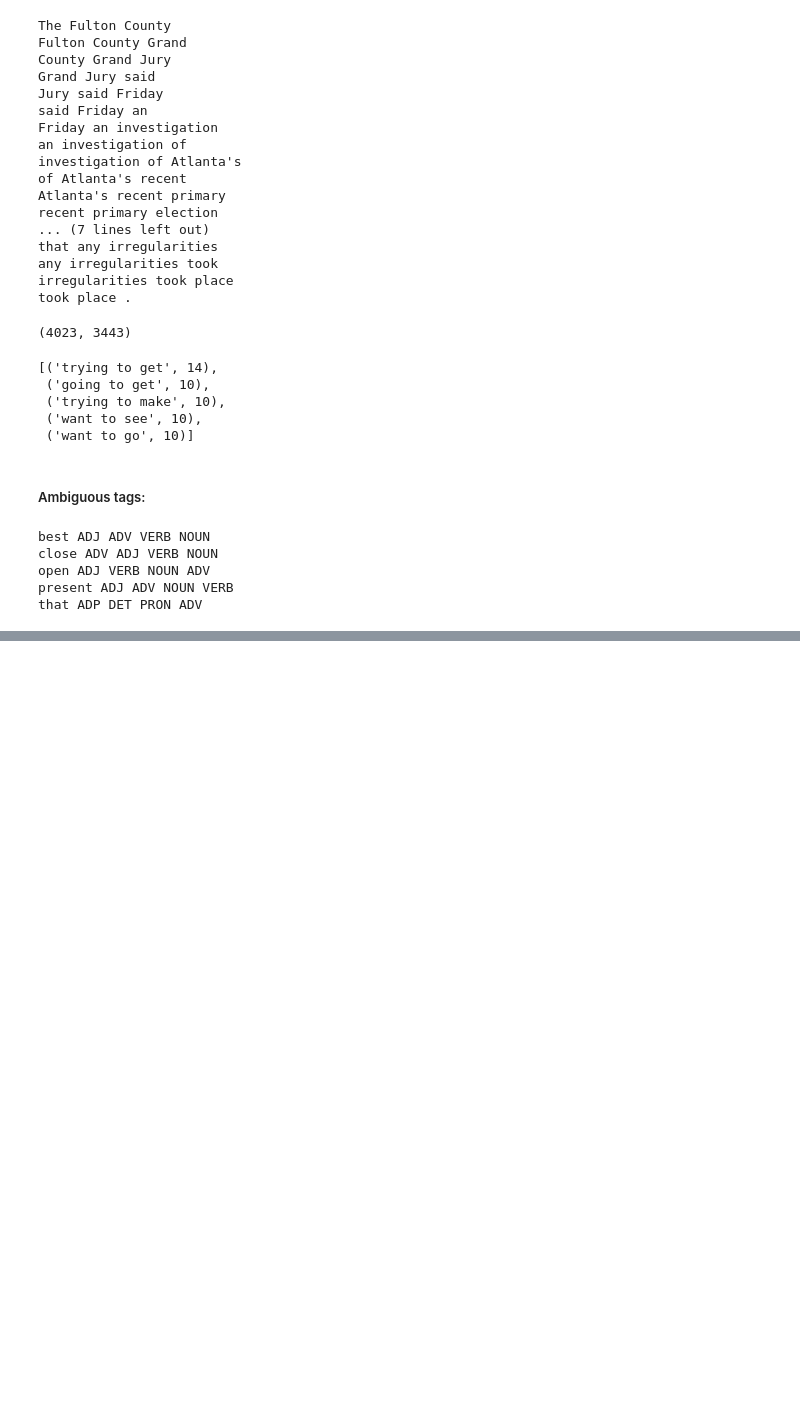
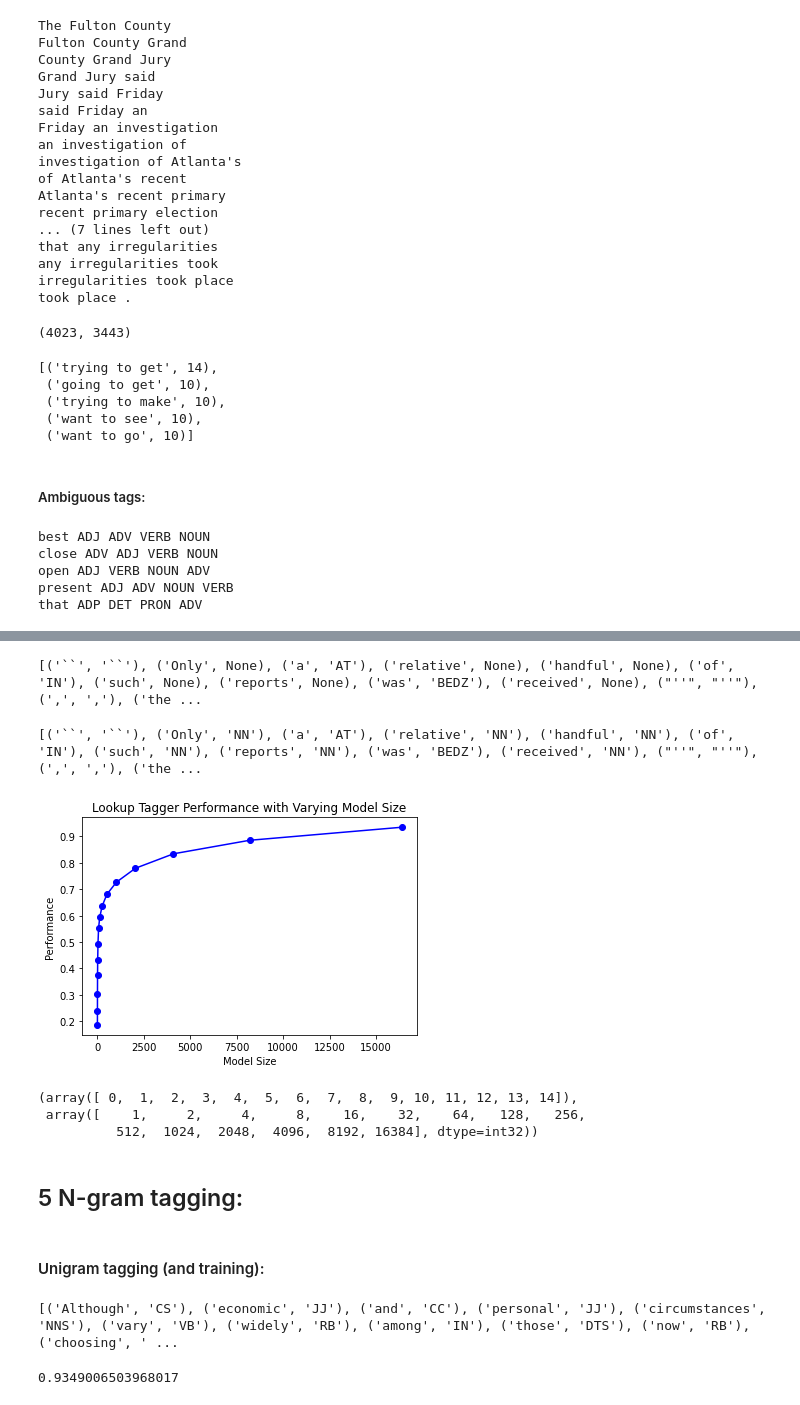
Before and after one commit to adobiss/nltk, a Jupyter notebook: categorising_and_tagging_words.ipynb, the cells around one changed output, grey strips where cells are left out. Saved outputs shown, nothing was run; the diff lists cells and outputs as text; code cells hidden in the pictures; blank space fills up the shorter version.

```diff
--- a/categorising_and_tagging_words.ipynb
+++ b/categorising_and_tagging_words.ipynb
@@ -472,0 +696,3 @@ nltk.app.concordance()
+# %%
+pos.update({'cats': 'N', 'scratch': 'V', 'peacfully': 'ADV', 'old': 'ADJ'})
+pos
@@ -472,0 +712,6 @@ nltk.app.concordance()
+# %%
+pos2 = defaultdict(list)
+for x, y in pos.items():
+    pos2[y].append(x)
+
+pos2
@@ -472,0 +821,56 @@ nltk.app.concordance()
+# %%
+print(baseline_tagger.tag(brown_sents[3]))
+# %% [output]
+[('``', '``'), ('Only', None), ('a', 'AT'), ('relative', None), ('handful', None), ('of', 'IN'), ('such', None), ('reports', None), ('was', 'BEDZ'), ('received', None), ("''", "''"), (',', ','), ('the ...
+# %%
+baseline_tagger = nltk.UnigramTagger(model=likely_tags, backoff=nltk.DefaultTagger('NN'))
+print(baseline_tagger.tag(brown_sents[3]))
+# %% [output]
+[('``', '``'), ('Only', 'NN'), ('a', 'AT'), ('relative', 'NN'), ('handful', 'NN'), ('of', 'IN'), ('such', 'NN'), ('reports', 'NN'), ('was', 'BEDZ'), ('received', 'NN'), ("''", "''"), (',', ','), ('the ...
+# %%
+def performance(cfd, wordlist, tag_sents):
+    likely_tags = dict((x, cfd[x].max()) for x in wordlist)
+    baseline_tagger = nltk.UnigramTagger(model=likely_tags,
+                                         backoff=nltk.DefaultTagger('NN'))
+    return baseline_tagger.evaluate(tag_sents)
+
+def display(most_common_words, tagged_words, tag_sents):
+    import pylab
+    word_freqs = most_common_words
+    words_by_freq = [x for x, y in word_freqs]
+    cfd = nltk.ConditionalFreqDist(tagged_words)
+    sizes = 2 ** pylab.arange(15)
+    perfs = [performance(cfd, wobrds_by_freq[:x], tag_sents) for x in sizes]
+    pylab.plot(sizes, perfs, '-bo')
+    pylab.title('Lookup Tagger Performance with Varying Model Size')
+    pylab.xlabel('Model Size')
+    pylab.ylabel('Performance')
+    pylab.show()
+
+tag_sents = brown.tagged_sents(categories='news')
+most_common_words = nltk.FreqDist(brown.words(categories='news')).most_common()
+tagged_words = brown.tagged_words(categories='news')
+
+display(most_common_words, tagged_words, tag_sents)
+# %% [output]
+[figure, added]
+# %%
+import pylab
+pylab.arange(15), 2 ** pylab.arange(15)
+# %% [output]
+(array([ 0,  1,  2,  3,  4,  5,  6,  7,  8,  9, 10, 11, 12, 13, 14]),
+ array([    1,     2,     4,     8,    16,    32,    64,   128,   256,
+          512,  1024,  2048,  4096,  8192, 16384], dtype=int32))
+# %% [markdown]
+## 5 N-gram tagging:
+# %% [markdown]
+#### Unigram tagging (and training):
+# %%
+unigram_tagger = nltk.UnigramTagger(train=brown_tagged_sents)
+print(unigram_tagger.tag(brown_sents[2001]))
+# %% [output]
+[('Although', 'CS'), ('economic', 'JJ'), ('and', 'CC'), ('personal', 'JJ'), ('circumstances', 'NNS'), ('vary', 'VB'), ('widely', 'RB'), ('among', 'IN'), ('those', 'DTS'), ('now', 'RB'), ('choosing', ' ...
+# %%
+unigram_tagger.evaluate(brown_tagged_sents)
+# %% [output]
+0.9349006503968017
```
Also changed, not shown: parts of 76 cells of this notebook, 2 other files.
